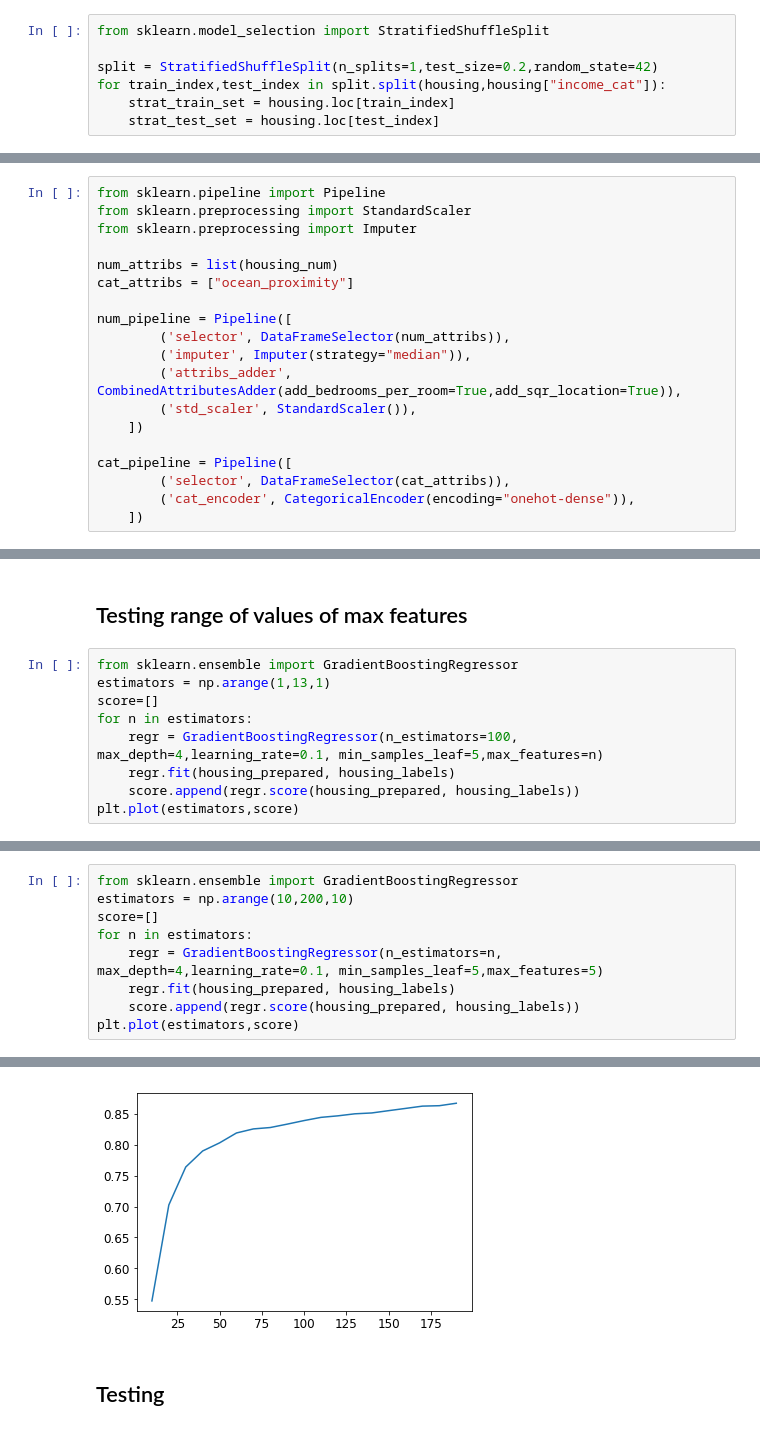
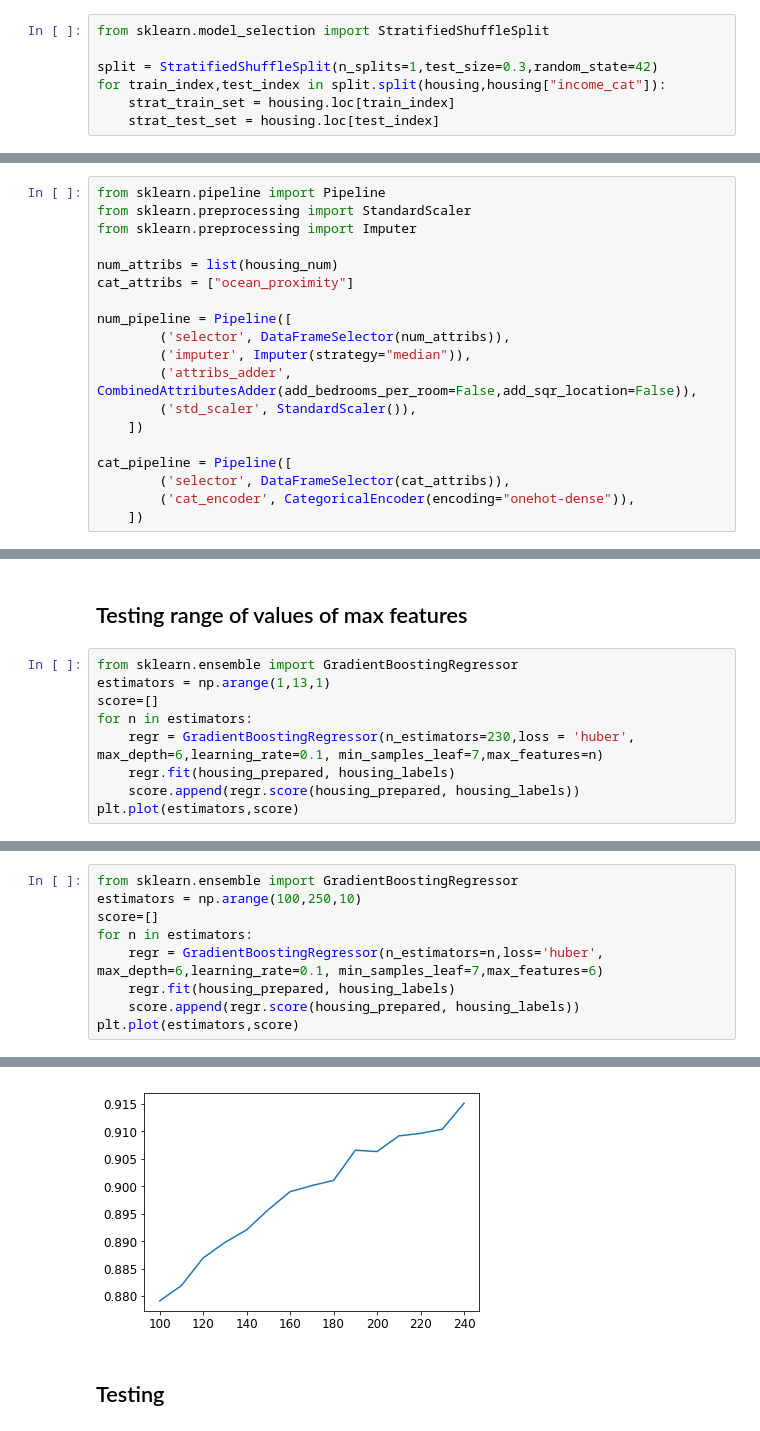
Before and after one commit to vinay-004/MachineLearning, a Jupyter notebook: Housing Value Prediction/Small version.ipynb, the cells around one changed output, grey strips where cells are left out. Cells and saved outputs as stored; diff of their text form.

```diff
--- a/Housing Value Prediction/Small version.ipynb
+++ b/Housing Value Prediction/Small version.ipynb
@@ -66,7 +66,7 @@ housing["income_cat"].where(housing["income_cat"] < 5, 5.0,inplace=True)
 # %%
 from sklearn.model_selection import StratifiedShuffleSplit
 
-split = StratifiedShuffleSplit(n_splits=1,test_size=0.2,random_state=42)
+split = StratifiedShuffleSplit(n_splits=1,test_size=0.3,random_state=42)
 for train_index,test_index in split.split(housing,housing["income_cat"]):
     strat_train_set = housing.loc[train_index]
     strat_test_set = housing.loc[test_index]
@@ -318,7 +318,7 @@ cat_attribs = ["ocean_proximity"]
 num_pipeline = Pipeline([
         ('selector', DataFrameSelector(num_attribs)),
         ('imputer', Imputer(strategy="median")),
-        ('attribs_adder', CombinedAttributesAdder(add_bedrooms_per_room=True,add_sqr_location=True)),
+        ('attribs_adder', CombinedAttributesAdder(add_bedrooms_per_room=False,add_sqr_location=False)),
         ('std_scaler', StandardScaler()),
     ])
 
@@ -447,7 +445,7 @@ from sklearn.ensemble import GradientBoostingRegressor
 estimators = np.arange(1,13,1)
 score=[]
 for n in estimators:
-    regr = GradientBoostingRegressor(n_estimators=100, max_depth=4,learning_rate=0.1, min_samples_leaf=5,max_features=n)
+    regr = GradientBoostingRegressor(n_estimators=230,loss = 'huber', max_depth=6,learning_rate=0.1, min_samples_leaf=7,max_features=n)
     regr.fit(housing_prepared, housing_labels)
     score.append(regr.score(housing_prepared, housing_labels))
 plt.plot(estimators,score)
@@ -457,15 +455,15 @@ plt.plot(estimators,score)
 # %%
 from sklearn.ensemble import GradientBoostingRegressor
-estimators = np.arange(10,200,10)
+estimators = np.arange(100,250,10)
 score=[]
 for n in estimators:
-    regr = GradientBoostingRegressor(n_estimators=n, max_depth=4,learning_rate=0.1, min_samples_leaf=5,max_features=5)
+    regr = GradientBoostingRegressor(n_estimators=n,loss='huber', max_depth=6,learning_rate=0.1, min_samples_leaf=7,max_features=6)
     regr.fit(housing_prepared, housing_labels)
     score.append(regr.score(housing_prepared, housing_labels))
 plt.plot(estimators,score)
 # %% [output]
 [<matplotlib.lines.Line2D at 0x...>]
-[figure, old version]
+[figure, new version]
 # %% [markdown]
 ## Testing
 # %%
```
Also changed, not shown: parts of 28 cells of this notebook.
